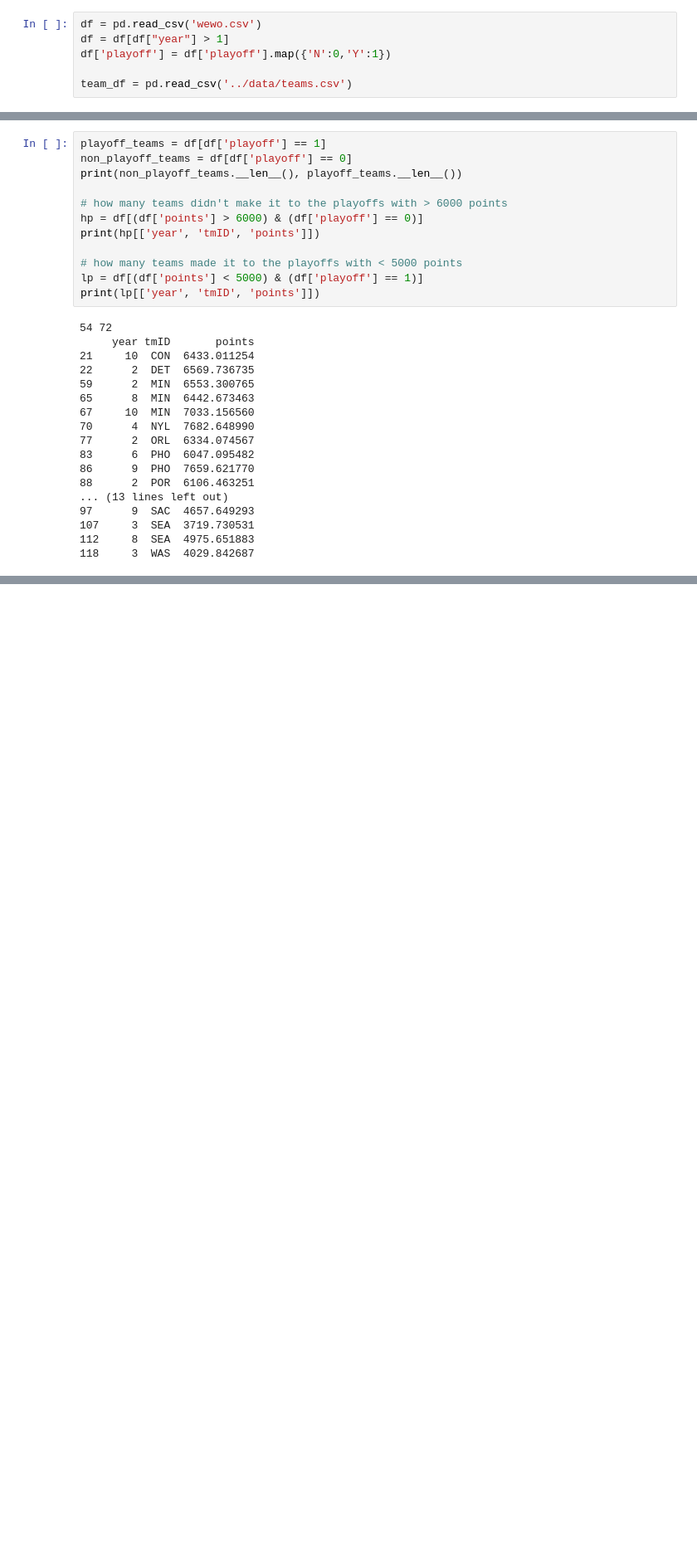
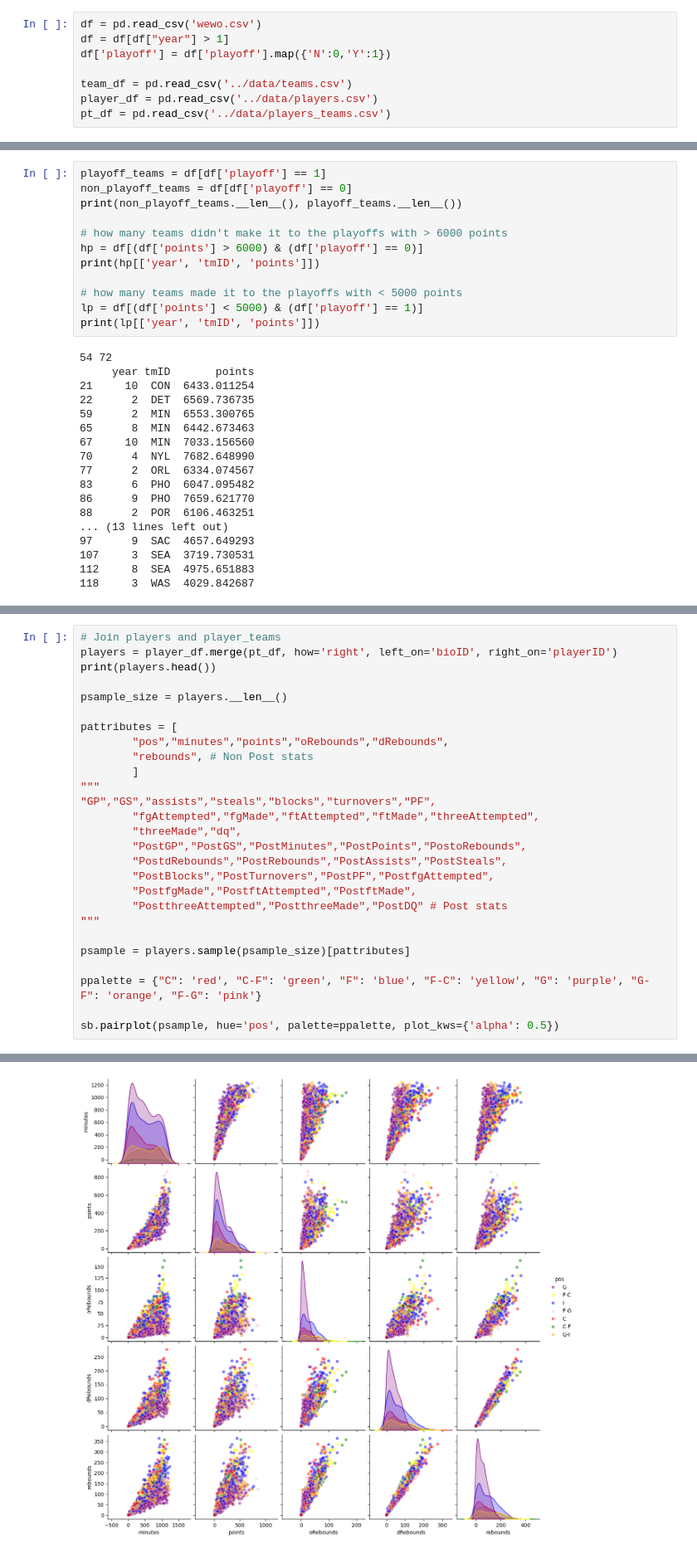
Before and after one commit to Tiago27Cruz/Predict-WNBA-Playoff-AI-Model, a Jupyter notebook: src/analysis.ipynb, the cells around one changed output, grey strips where cells are left out. Shown at 83% size. Cells and saved outputs as stored; diff of their text form; blank space fills up the shorter version.

```diff
--- a/src/analysis.ipynb
+++ b/src/analysis.ipynb
@@ -12,6 +12,8 @@ df = df[df["year"] > 1]
 df['playoff'] = df['playoff'].map({'N':0,'Y':1})
 
 team_df = pd.read_csv('../data/teams.csv')
+player_df = pd.read_csv('../data/players.csv')
+pt_df = pd.read_csv('../data/players_teams.csv')
 # %% [markdown]
 # Analysis
 # %% [markdown]
@@ -206,0 +215,28 @@ print(outliers)
+# %%
+# Join players and player_teams
+players = player_df.merge(pt_df, how='right', left_on='bioID', right_on='playerID')
+print(players.head())
+
+psample_size = players.__len__()
+
+pattributes = [
+        "pos","minutes","points","oRebounds","dRebounds",
+        "rebounds", # Non Post stats
+        ]
+"""
+"GP","GS","assists","steals","blocks","turnovers","PF",
+        "fgAttempted","fgMade","ftAttempted","ftMade","threeAttempted",
+        "threeMade","dq",
+        "PostGP","PostGS","PostMinutes","PostPoints","PostoRebounds",
+        "PostdRebounds","PostRebounds","PostAssists","PostSteals",
+        "PostBlocks","PostTurnovers","PostPF","PostfgAttempted",
+        "PostfgMade","PostftAttempted","PostftMade",
+        "PostthreeAttempted","PostthreeMade","PostDQ" # Post stats
+"""
+
+psample = players.sample(psample_size)[pattributes]
+
+ppalette = {"C": 'red', "C-F": 'green', "F": 'blue', "F-C": 'yellow', "G": 'purple', "G-F": 'orange', "F-G": 'pink'}
+
+sb.pairplot(psample, hue='pos', palette=ppalette, plot_kws={'alpha': 0.5})
+# %% [output]
@@ -206,0 +261 @@ print(outliers)
+[figure, added]
```
Also changed, not shown: parts of 10 cells of this notebook, 18 other files.
